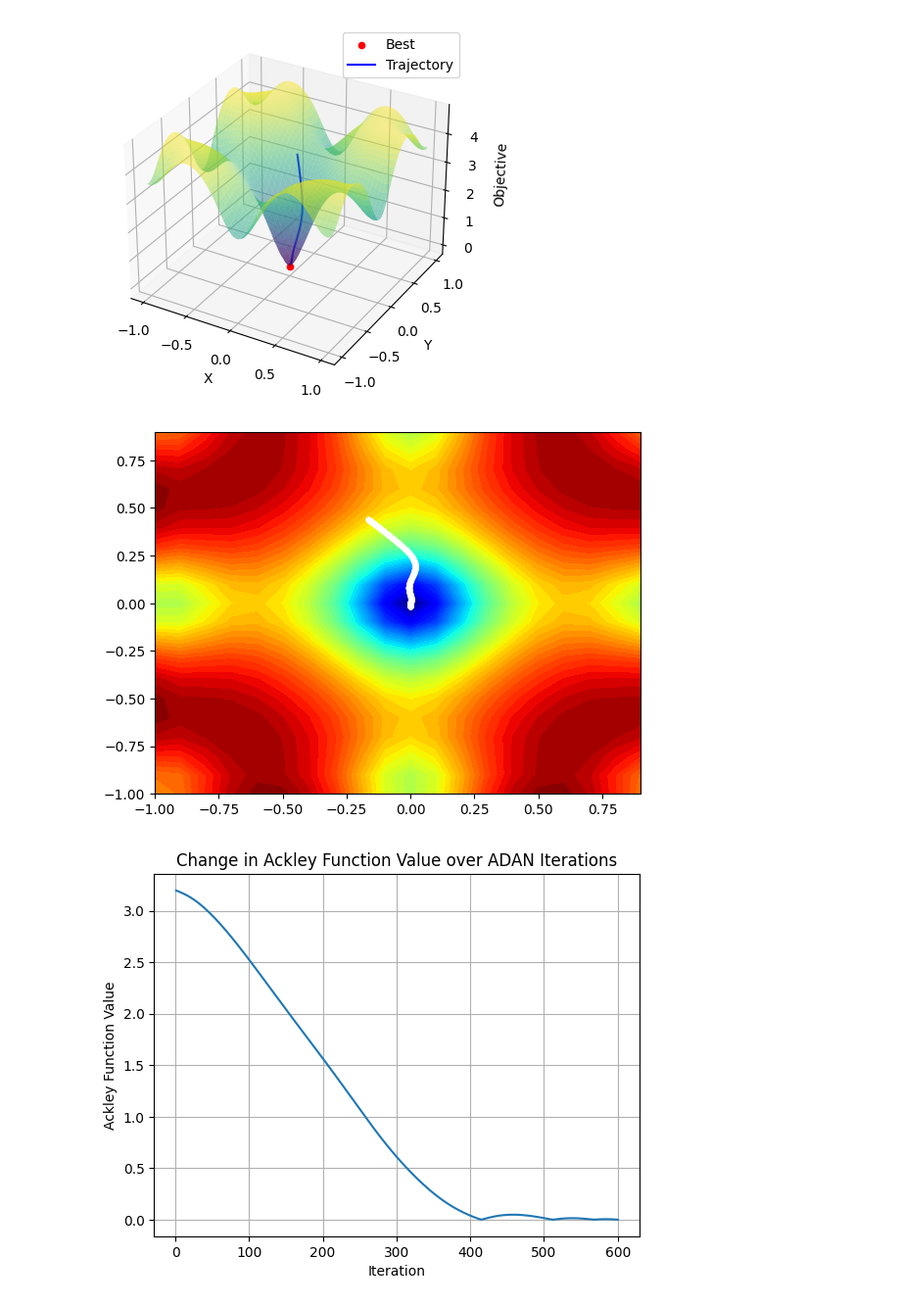
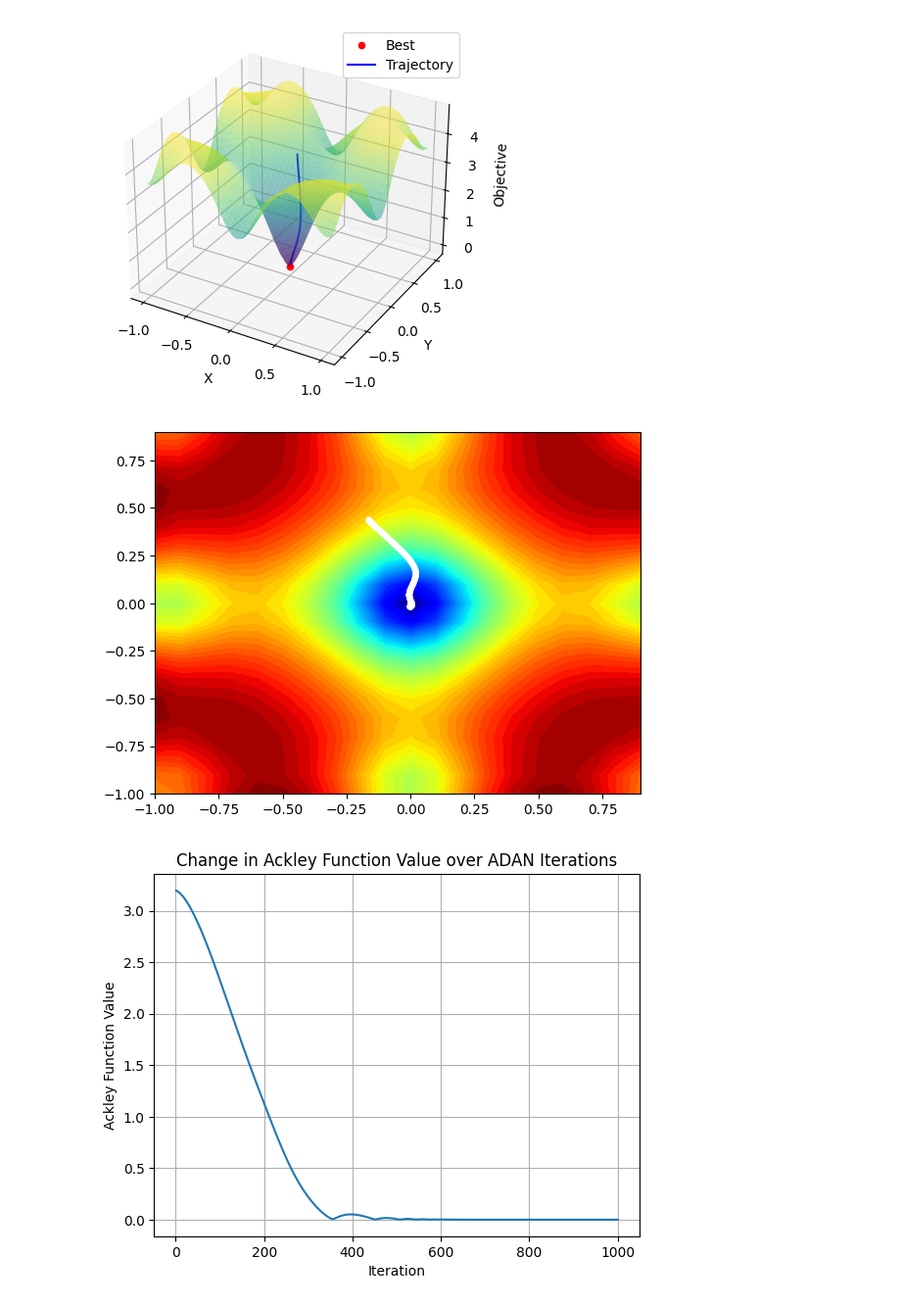
Before and after one commit to ShreyaGarg01/ADAN, a Jupyter notebook: test.ipynb, the cells around one changed output. Shown: that part at 98% size. Drawn from its saved outputs; the diff is of its cells as text; code cells hidden in the pictures.

Commit message:
Comparison graph + one more case

```diff
--- a/test.ipynb
+++ b/test.ipynb
@@ -202,9 +205,9 @@ pyplot.show()
 [figure]
 # %%
 vals = []
-for i in range(600):
-    vals.append(objective(solutions[i][0], solutions[i][1]))
-plt.plot(range(1, 601), vals)
+for i in range(1000):
+    vals.append(objective(adam_solutions[i][0], adam_solutions[i][1]))
+plt.plot(range(1, 1001), vals)
 plt.xlabel("Iteration")
 plt.ylabel("Ackley Function Value")
 plt.title("Change in Ackley Function Value over ADAM Iterations")
@@ -215,7 +218,7 @@ plt.grid(True)
 #ADAN IMPLEMENTATION
 # %%
 def adan(objective, derivative, bounds, n_iter, alpha, beta1, beta2, beta3, decay, eps=1e-8):
-	solutions_adan = []
+	adan_solutions = []
 	scores=[]
 	# generate an initial point
 	x = bounds[:, 0] + rand(len(bounds)) * (bounds[:, 1] - bounds[:, 0])
@@ -256,27 +259,27 @@ def adan(objective, derivative, bounds, n_iter, alpha, beta1, beta2, beta3, deca
 		# evaluate candidate point
 		score = objective(x[0], x[1])
 		# keep track of solutions
-		solutions_adan.append(x.copy())
+		adan_solutions.append(x.copy())
 		scores.append(score)
 		prev=g
 		# report progress
-		print('>%d f(%s) = %.5f' % (t, x, score))
-	return x,scores,solutions_adan
+		if (score < 0.01): print('>%d f(%s) = %.5f' % (t, x, score))
+	return x,scores,adan_solutions
 # %%
 # seed the pseudo random number generator
 seed(1)
-# define range for input
-bounds = asarray([[-1.0, 1.0], [-1.0, 1.0]])
+
 # define the total iterations
-n_iter = 600
+n_iter = 1000
 # steps size
 alpha =1e-3
 # factor for average gradient
 beta1 = 0.02
 # factor for average squared gradient
-beta2 = 0.08
+beta2 = 0.01
 # perform the gradient descent search with adam
 beta3=0.01
-decay=0.001
-x,scores, solutions_adan = adan(objective, derivative, bounds, n_iter, alpha, beta1, beta2,beta3,decay)
+decay=0.9
+
+adan_best, adan_scores, adan_solutions = adan(objective, derivative, bounds, n_iter, alpha, beta1, beta2,beta3,decay)
 # %% [output]
@@ -349,22 +352,22 @@ x, y = meshgrid(xaxis, yaxis)
 # compute targets
 results = objective(x, y)
 # create a filled contour plot with 50 levels and jet color scheme
-pyplot.contourf(x, y, results, levels=50, cmap='jet')
+plt.contourf(x, y, results, levels=50, cmap='jet')
 # plot the sample as black circles
-solutions = asarray(solutions_adan)
-pyplot.plot(solutions[:, 0], solutions[:, 1], '.-', color='w')
+adan_solutions = asarray(adan_solutions)
+plt.plot(adan_solutions[:, 0], adan_solutions[:, 1], '.-', color='w')
 # show the plot
-pyplot.show()
+plt.show()
 # %% [output]
-[figure, old version]
+[figure, new version]
 # %%
 vals = []
-for i in range(600):
-    vals.append(objective(solutions_adan[i][0], solutions_adan[i][1]))
-plt.plot(range(1, 601), vals)
+for i in range(1000):
+    vals.append(objective(adan_solutions[i][0], adan_solutions[i][1]))
+plt.plot(range(1, 1001), vals)
 plt.xlabel("Iteration")
 plt.ylabel("Ackley Function Value")
 plt.title("Change in Ackley Function Value over ADAN Iterations")
 plt.grid(True)
 # %% [output]
-[figure, old version]
+[figure, new version]
```
Also changed, not shown: parts of 24 cells of this notebook.
